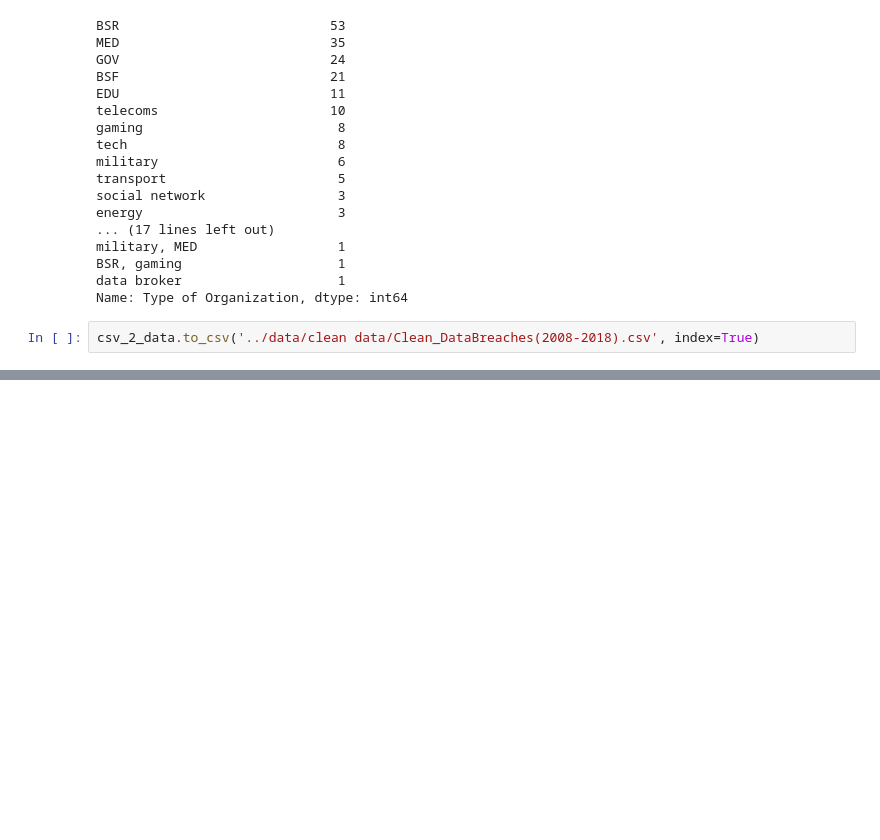
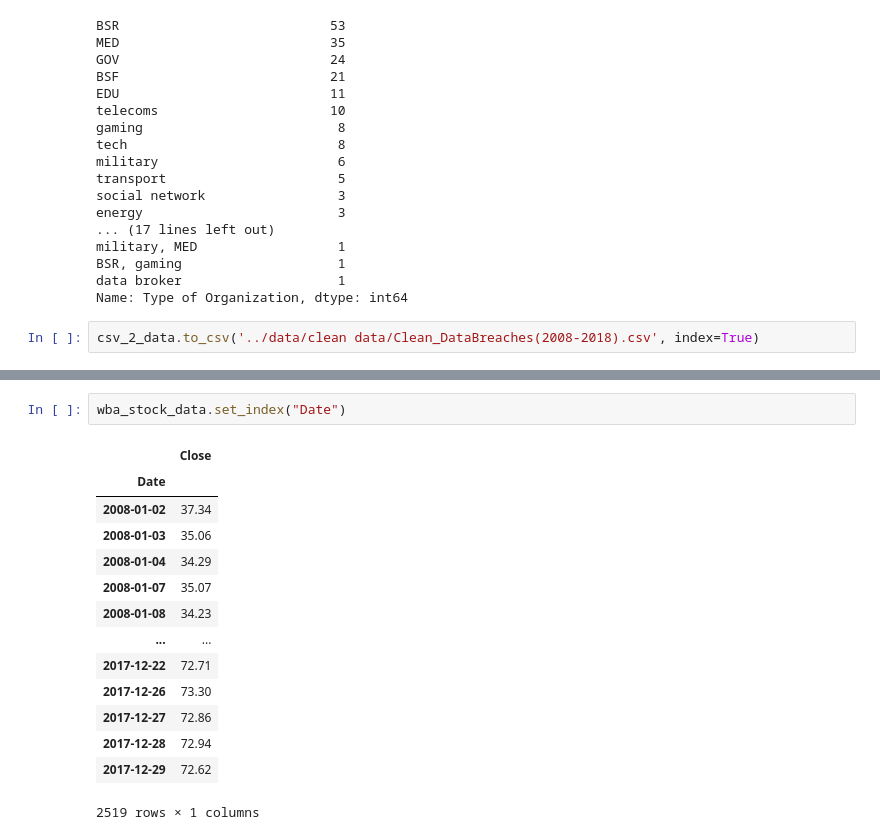
Before and after one commit to chaka37/Project1, a Jupyter notebook: notebooks/liam.ipynb, the cells around one changed output, grey strips where cells are left out. Saved outputs shown, nothing was run; the diff lists cells and outputs as text; blank space fills up the shorter version.

```diff
--- a/notebooks/liam.ipynb
+++ b/notebooks/liam.ipynb
@@ -175,0 +194,17 @@ csv_2_data.to_csv('../data/clean data/Clean_DataBreaches(2008-2018).csv', index=
+# %%
+wba_stock_data.set_index("Date")
+# %% [output]
+|  | Close |
+| Date |  |
+| 2008-01-02 | 37.34 |
+| 2008-01-03 | 35.06 |
+| 2008-01-04 | 34.29 |
+| 2008-01-07 | 35.07 |
+| 2008-01-08 | 34.23 |
+| ... | ... |
+| 2017-12-22 | 72.71 |
+| 2017-12-26 | 73.30 |
+| 2017-12-27 | 72.86 |
+| 2017-12-28 | 72.94 |
+| 2017-12-29 | 72.62 |
+2519 rows × 1 columns
```
Also changed, not shown: parts of 17 cells of this notebook, 2 other files.
